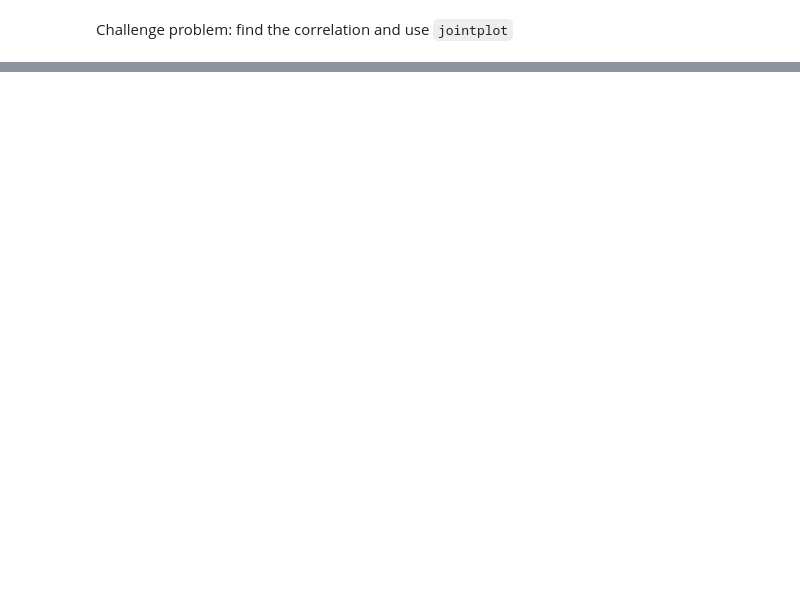
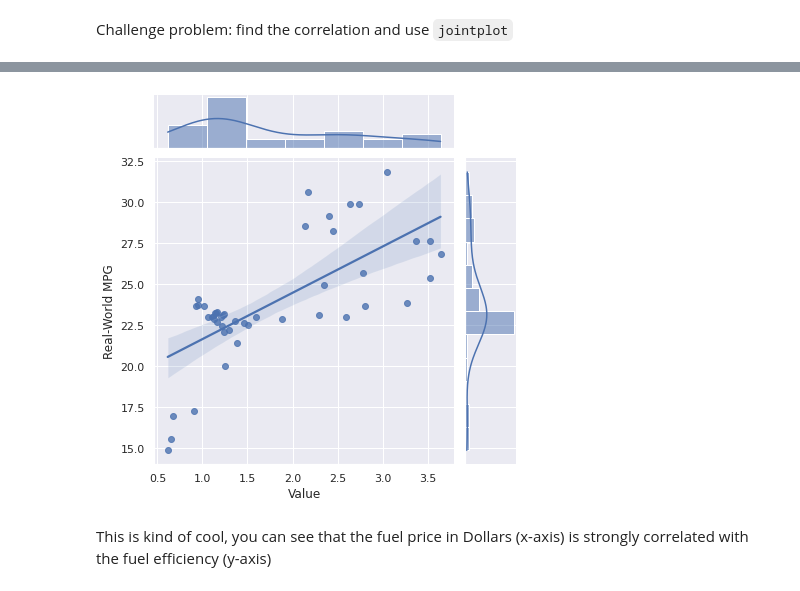
Before and after one commit to dalexa10/Python_Data_Science, a Jupyter notebook: collecting-organizing-analyzing-basics/collecting-organizing-analyzing-data.ipynb, the cells around one changed output, grey strips where cells are left out. Saved outputs shown, nothing was run; the diff lists cells and outputs as text; code cells hidden in the pictures; blank space fills up the shorter version.

```diff
--- a/collecting-organizing-analyzing-basics/collecting-organizing-analyzing-data.ipynb
+++ b/collecting-organizing-analyzing-basics/collecting-organizing-analyzing-data.ipynb
@@ -907,0 +962,7 @@ I'll do this later...
+# %%
+sns.set()
+chart = sns.jointplot(data=merged_df, x="Value", y="Real-World MPG", kind='reg')
+# %% [output]
+[figure, added]
+# %% [markdown]
+This is kind of cool, you can see that the fuel price in Dollars (x-axis) is strongly correlated with the fuel efficiency (y-axis)
```
Also changed, not shown: parts of 29 cells of this notebook.
